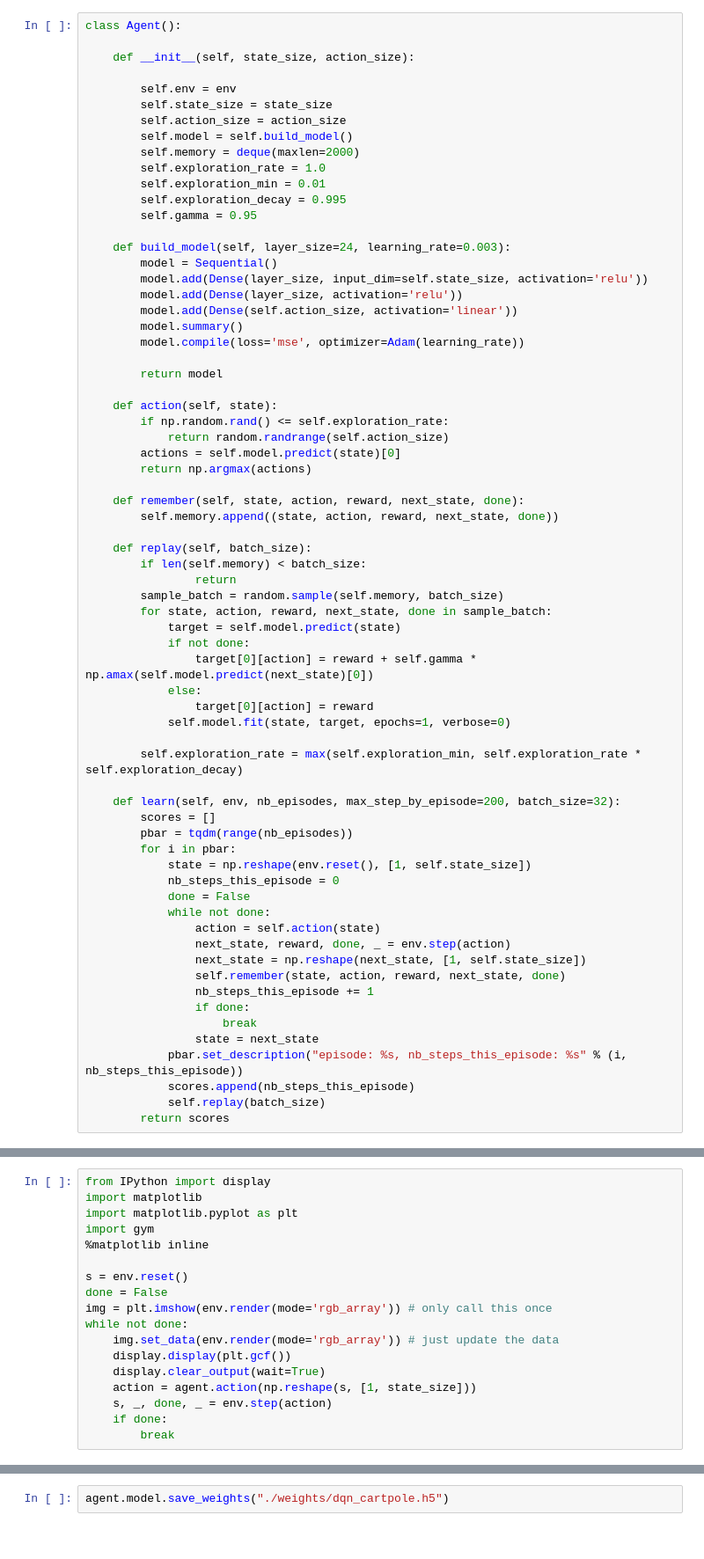
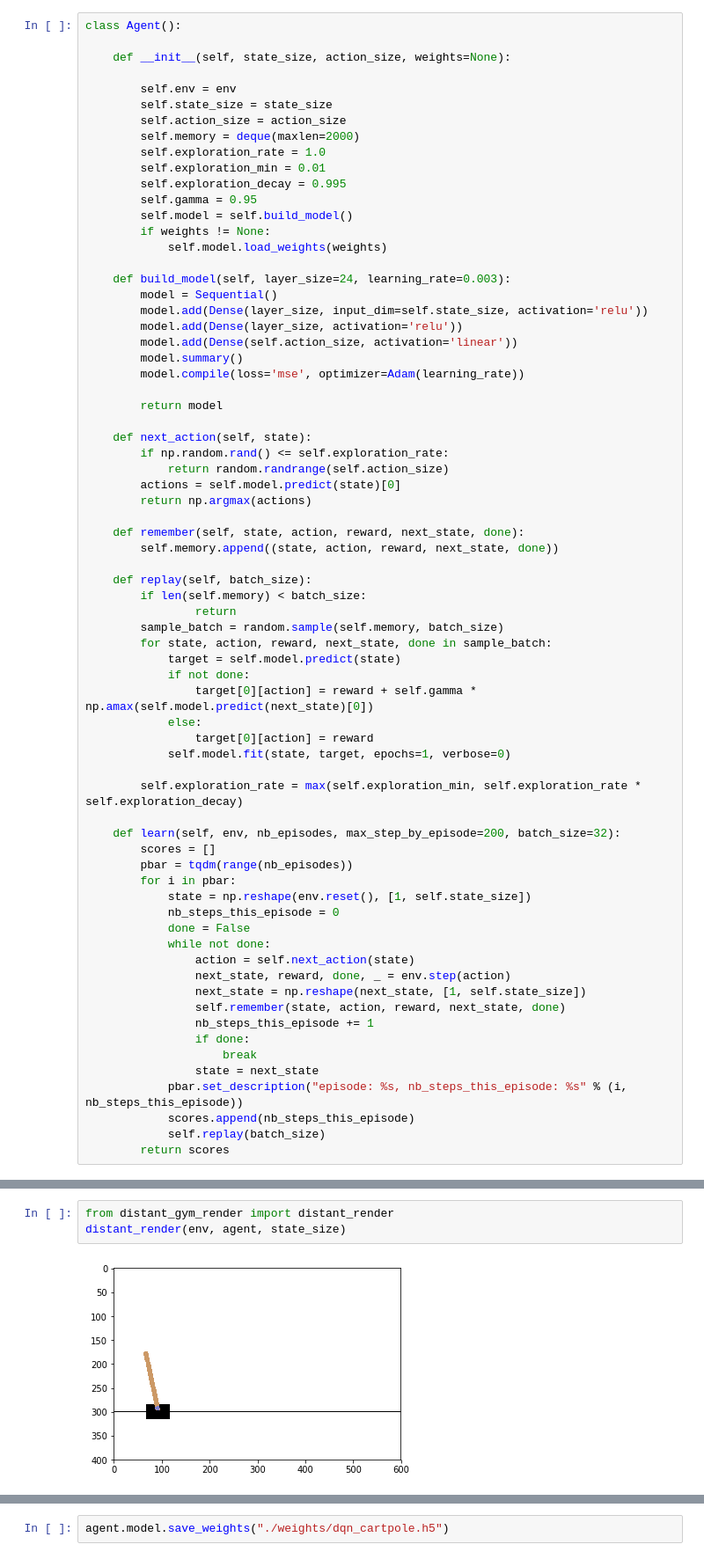
Before and after one commit to smugs75/git_rl, a Jupyter notebook: DQN_cart_pole.ipynb, the cells around one changed output, grey strips where cells are left out. Shown at 88% size. Drawn from its saved outputs; the diff is of its cells as text.

```diff
--- a/DQN_cart_pole.ipynb
+++ b/DQN_cart_pole.ipynb
@@ -22,17 +17,19 @@ def create_model(state_size, action_size, learning_rate=0.003, layer_size=24):
 # %%
 class Agent():
 
-    def __init__(self, state_size, action_size):
+    def __init__(self, state_size, action_size, weights=None):
 
         self.env = env
         self.state_size = state_size
         self.action_size = action_size
-        self.model = self.build_model()
         self.memory = deque(maxlen=2000)
         self.exploration_rate = 1.0
         self.exploration_min = 0.01
         self.exploration_decay = 0.995
         self.gamma = 0.95
+        self.model = self.build_model()
+        if weights != None:
+            self.model.load_weights(weights)
 
     def build_model(self, layer_size=24, learning_rate=0.003):
         model = Sequential()
@@ -44,7 +41,7 @@ class Agent():
 
         return model
 
-    def action(self, state):
+    def next_action(self, state):
         if np.random.rand() <= self.exploration_rate:
             return random.randrange(self.action_size)
         actions = self.model.predict(state)[0]
@@ -75,7 +72,7 @@ class Agent():
             nb_steps_this_episode = 0
             done = False
             while not done:
-                action = self.action(state)
+                action = self.next_action(state)
                 next_state, reward, done, _ = env.step(action)
                 next_state = np.reshape(next_state, [1, self.state_size])
                 self.remember(state, action, reward, next_state, done)
@@ -115,18 +108,0 @@ _________________________________________________________________
-# %%
-from IPython import display
-import matplotlib
-import matplotlib.pyplot as plt
-import gym
-%matplotlib inline
-
-s = env.reset()
-done = False
-img = plt.imshow(env.render(mode='rgb_array')) # only call this once
-while not done:
-    img.set_data(env.render(mode='rgb_array')) # just update the data
-    display.display(plt.gcf())
-    display.clear_output(wait=True)
-    action = agent.action(np.reshape(s, [1, state_size]))
-    s, _, done, _ = env.step(action)
-    if done:
-        break
@@ -134,0 +120,5 @@ while not done:
+# %%
+from distant_gym_render import distant_render
+distant_render(env, agent, state_size)
+# %% [output]
+[figure, added]
```
Also changed, not shown: parts of 10 cells of this notebook, 3 other files.
